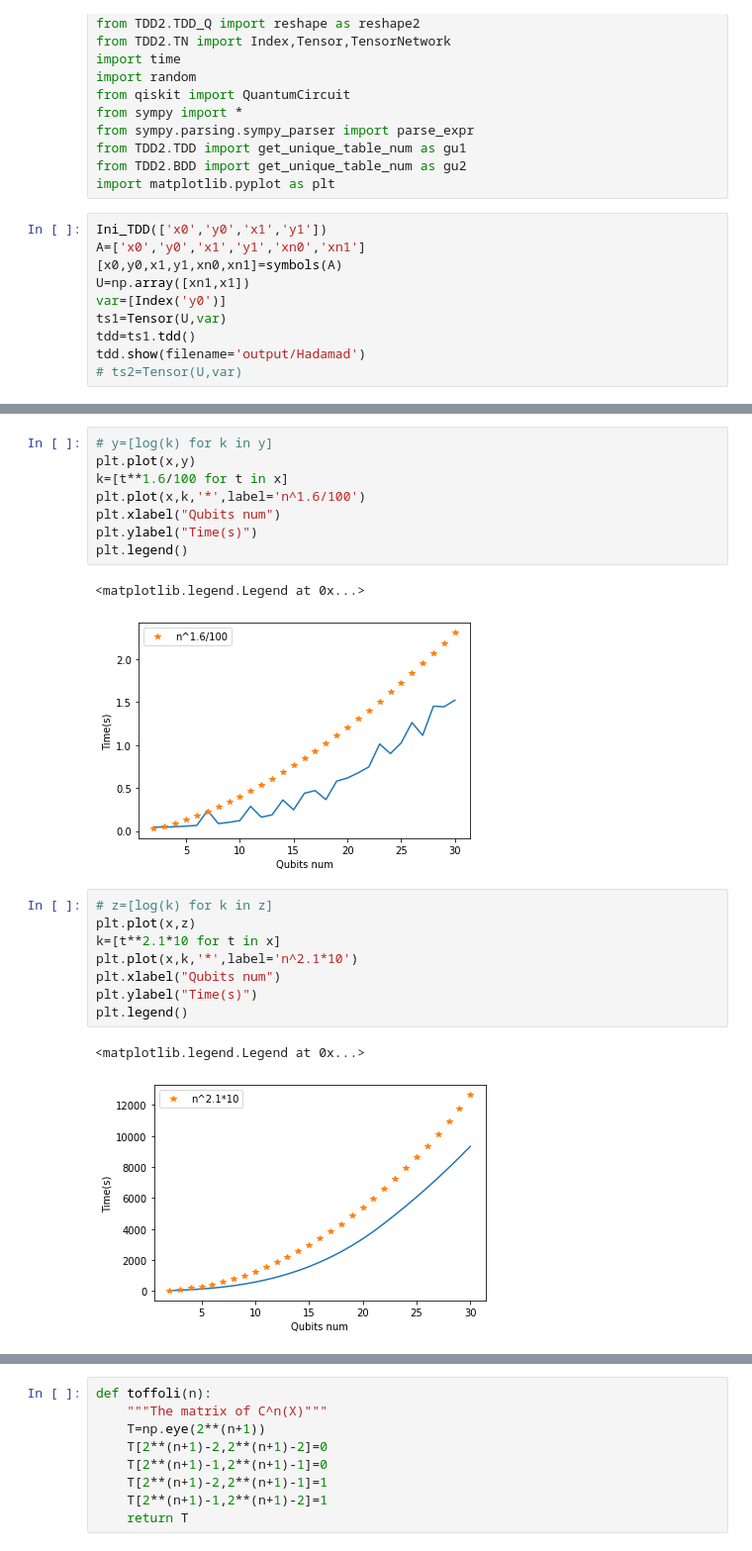
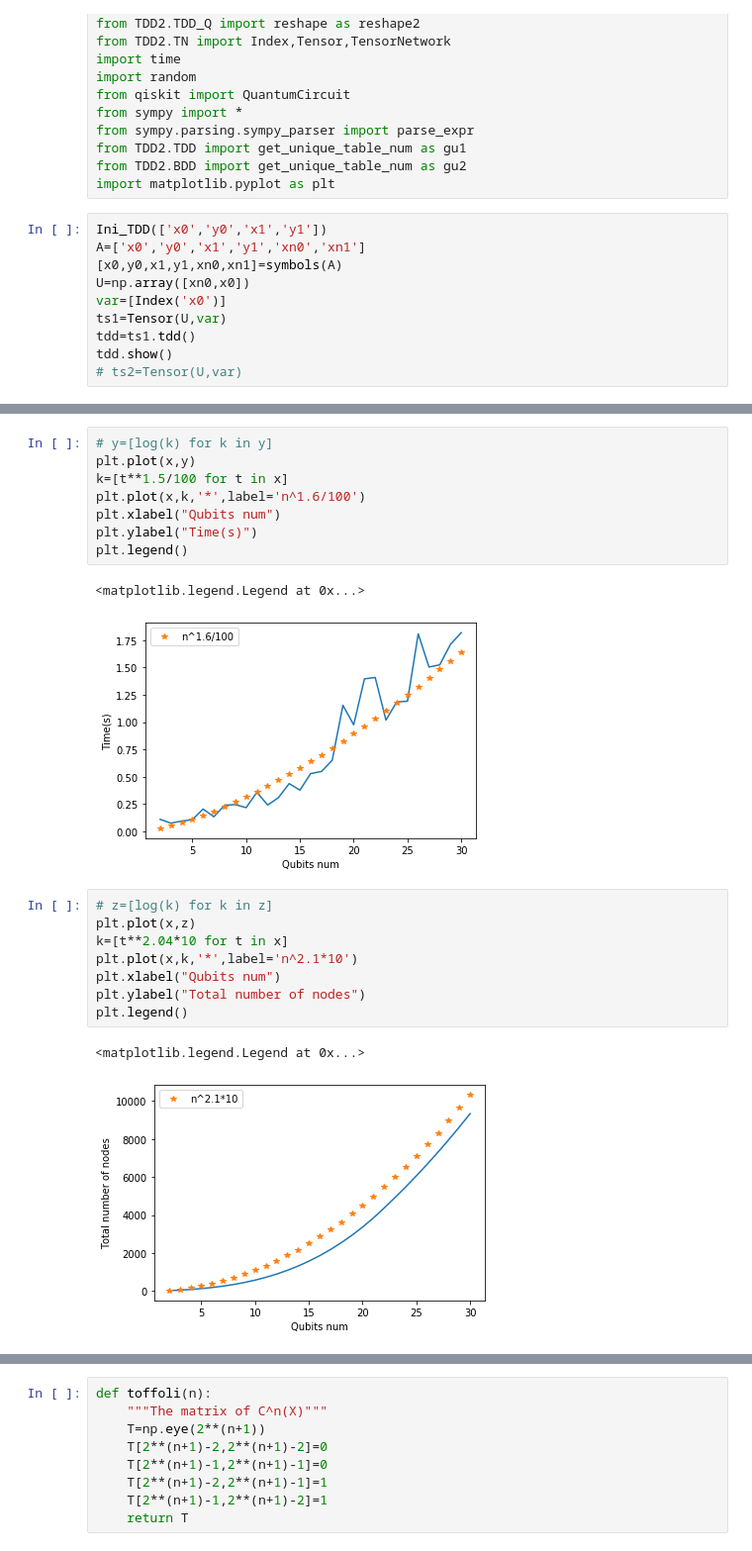
Before and after one commit to Veriqc/Symbol_TDD, a Jupyter notebook: Test_Binary2.ipynb, the cells around one changed output, grey strips where cells are left out. Shown: that part at 99% size. Cells and saved outputs as stored; diff of their text form.

```diff
--- a/Test_Binary2.ipynb
+++ b/Test_Binary2.ipynb
@@ -16,10 +16,10 @@ import matplotlib.pyplot as plt
 Ini_TDD(['x0','y0','x1','y1'])
 A=['x0','y0','x1','y1','xn0','xn1']
 [x0,y0,x1,y1,xn0,xn1]=symbols(A)
-U=np.array([xn1,x1])
-var=[Index('y0')]
+U=np.array([xn0,x0])
+var=[Index('x0')]
 ts1=Tensor(U,var)
 tdd=ts1.tdd()
-tdd.show(filename='output/Hadamad')
+tdd.show()
 # ts2=Tensor(U,var)
 # %% [output]
@@ -117,23 +132,23 @@ Max nodes: 31
 # %%
 # y=[log(k) for k in y]
 plt.plot(x,y)
-k=[t**1.6/100 for t in x]
+k=[t**1.5/100 for t in x]
 plt.plot(x,k,'*',label='n^1.6/100')
 plt.xlabel("Qubits num")
 plt.ylabel("Time(s)")
 plt.legend()
 # %% [output]
 <matplotlib.legend.Legend at 0x...>
-[figure, old version]
+[figure, new version]
 # %%
 # z=[log(k) for k in z]
 plt.plot(x,z)
-k=[t**2.1*10 for t in x]
+k=[t**2.04*10 for t in x]
 plt.plot(x,k,'*',label='n^2.1*10')
 plt.xlabel("Qubits num")
-plt.ylabel("Time(s)")
+plt.ylabel("Total number of nodes")
 plt.legend()
 # %% [output]
 <matplotlib.legend.Legend at 0x...>
-[figure, old version]
+[figure, new version]
 # %%
```
Also changed, not shown: parts of 11 cells of this notebook.
